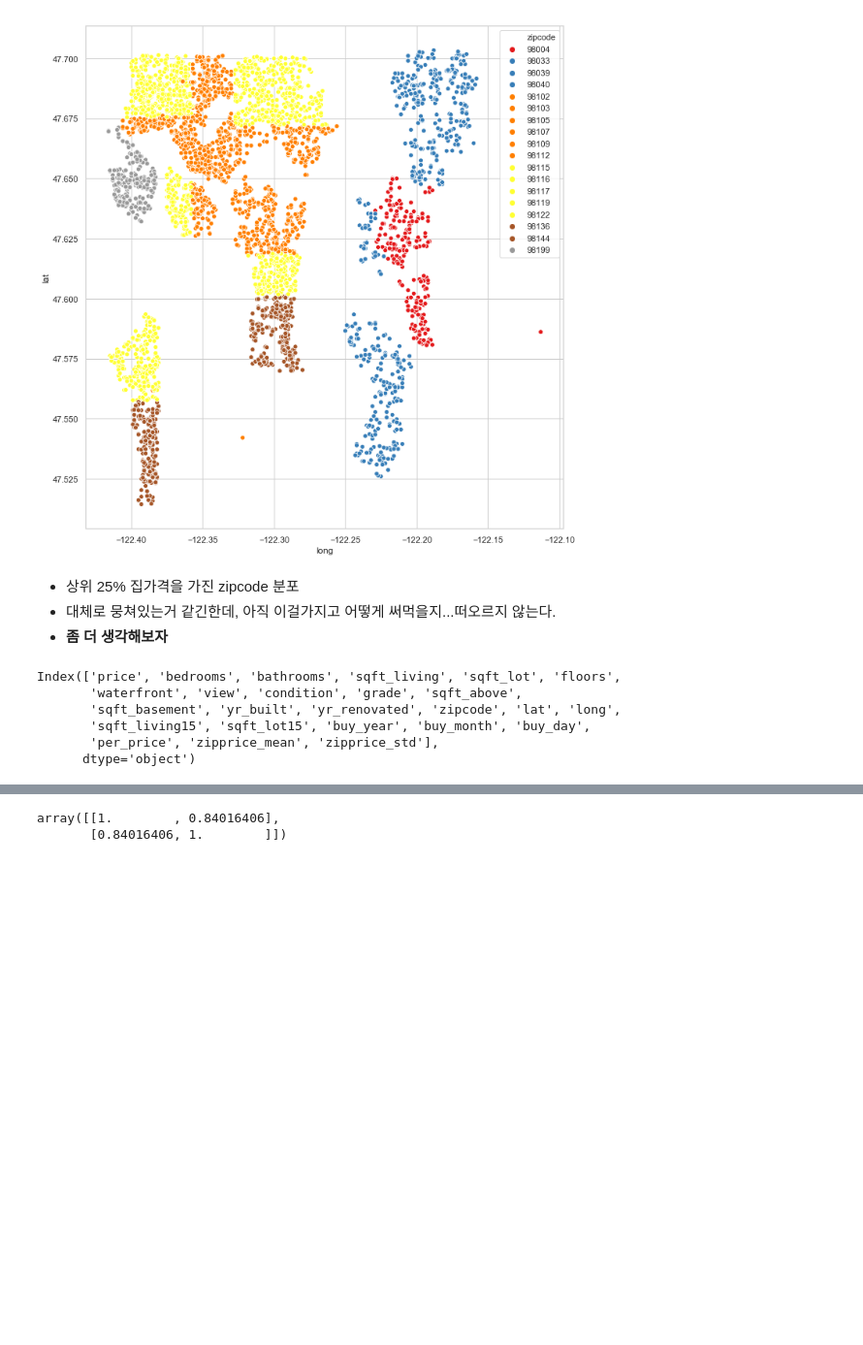
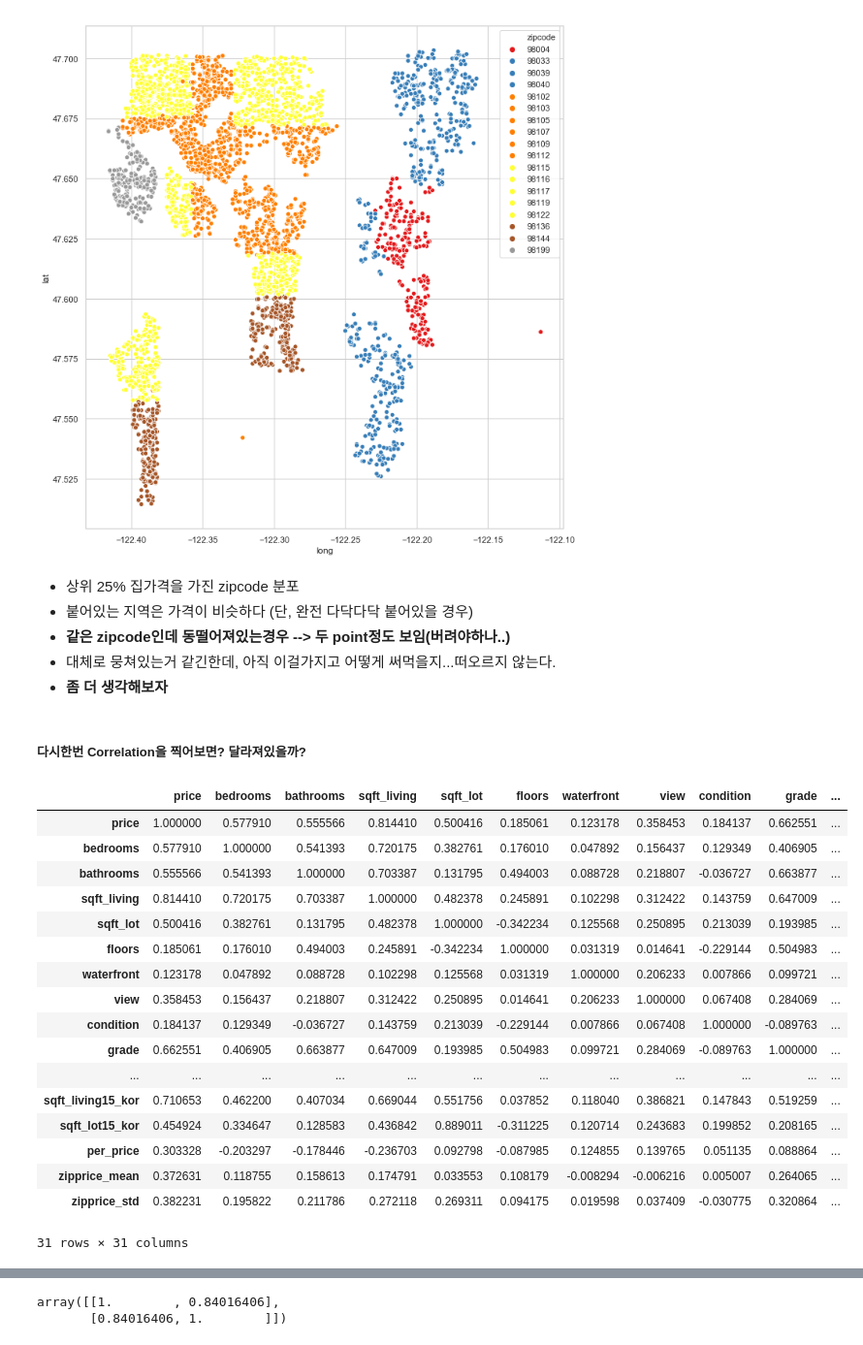
Before and after one commit to Junhojuno/everyday-kaggle, a Jupyter notebook: houseprice_prediction/code/Lets-EDA-it.ipynb, the cells around one changed output, grey strips where cells are left out. Shown at 97% size. Cells and saved outputs as stored; diff of their text form; code cells hidden in the pictures; blank space fills up the shorter version.

```diff
--- a/houseprice_prediction/code/Lets-EDA-it.ipynb
+++ b/houseprice_prediction/code/Lets-EDA-it.ipynb
@@ -821,14 +810,30 @@ plt.tight_layout()
 [figure]
 # %% [markdown]
 - 상위 25% 집가격을 가진 zipcode 분포
+- 붙어있는 지역은 가격이 비슷하다 (단, 완전 다닥다닥 붙어있을 경우)
+- **같은 zipcode인데 동떨어져있는경우 --> 두 point정도 보임(버려야하나..)**
 - 대체로 뭉쳐있는거 같긴한데, 아직 이걸가지고 어떻게 써먹을지...떠오르지 않는다.
 - **좀 더 생각해보자**
-# %%
-a.columns
-# %% [output]
-Index(['price', 'bedrooms', 'bathrooms', 'sqft_living', 'sqft_lot', 'floors',
-       'waterfront', 'view', 'condition', 'grade', 'sqft_above',
-       'sqft_basement', 'yr_built', 'yr_renovated', 'zipcode', 'lat', 'long',
-       'sqft_living15', 'sqft_lot15', 'buy_year', 'buy_month', 'buy_day',
-       'per_price', 'zipprice_mean', 'zipprice_std'],
-      dtype='object')
+# %% [markdown]
+##### 다시한번 Correlation을 찍어보면? 달라져있을까?
+# %%
+a.corr(method='spearman')
+# %% [output]
+|  | price | bedrooms | bathrooms | sqft_living | sqft_lot | floors | waterfront | view | condition | grade | ... |
+| price | 1.000000 | 0.577910 | 0.555566 | 0.814410 | 0.500416 | 0.185061 | 0.123178 | 0.358453 | 0.184137 | 0.662551 | ... |
+| bedrooms | 0.577910 | 1.000000 | 0.541393 | 0.720175 | 0.382761 | 0.176010 | 0.047892 | 0.156437 | 0.129349 | 0.406905 | ... |
+| bathrooms | 0.555566 | 0.541393 | 1.000000 | 0.703387 | 0.131795 | 0.494003 | 0.088728 | 0.218807 | -0.036727 | 0.663877 | ... |
+| sqft_living | 0.814410 | 0.720175 | 0.703387 | 1.000000 | 0.482378 | 0.245891 | 0.102298 | 0.312422 | 0.143759 | 0.647009 | ... |
+| sqft_lot | 0.500416 | 0.382761 | 0.131795 | 0.482378 | 1.000000 | -0.342234 | 0.125568 | 0.250895 | 0.213039 | 0.193985 | ... |
+| floors | 0.185061 | 0.176010 | 0.494003 | 0.245891 | -0.342234 | 1.000000 | 0.031319 | 0.014641 | -0.229144 | 0.504983 | ... |
+| waterfront | 0.123178 | 0.047892 | 0.088728 | 0.102298 | 0.125568 | 0.031319 | 1.000000 | 0.206233 | 0.007866 | 0.099721 | ... |
+| view | 0.358453 | 0.156437 | 0.218807 | 0.312422 | 0.250895 | 0.014641 | 0.206233 | 1.000000 | 0.067408 | 0.284069 | ... |
+| condition | 0.184137 | 0.129349 | -0.036727 | 0.143759 | 0.213039 | -0.229144 | 0.007866 | 0.067408 | 1.000000 | -0.089763 | ... |
+| grade | 0.662551 | 0.406905 | 0.663877 | 0.647009 | 0.193985 | 0.504983 | 0.099721 | 0.284069 | -0.089763 | 1.000000 | ... |
+| ... | ... | ... | ... | ... | ... | ... | ... | ... | ... | ... | ... |
+| sqft_living15_kor | 0.710653 | 0.462200 | 0.407034 | 0.669044 | 0.551756 | 0.037852 | 0.118040 | 0.386821 | 0.147843 | 0.519259 | ... |
+| sqft_lot15_kor | 0.454924 | 0.334647 | 0.128583 | 0.436842 | 0.889011 | -0.311225 | 0.120714 | 0.243683 | 0.199852 | 0.208165 | ... |
+| per_price | 0.303328 | -0.203297 | -0.178446 | -0.236703 | 0.092798 | -0.087985 | 0.124855 | 0.139765 | 0.051135 | 0.088864 | ... |
+| zipprice_mean | 0.372631 | 0.118755 | 0.158613 | 0.174791 | 0.033553 | 0.108179 | -0.008294 | -0.006216 | 0.005007 | 0.264065 | ... |
+| zipprice_std | 0.382231 | 0.195822 | 0.211786 | 0.272118 | 0.269311 | 0.094175 | 0.019598 | 0.037409 | -0.030775 | 0.320864 | ... |
+31 rows × 31 columns
```
Also changed, not shown: parts of 18 cells of this notebook.
